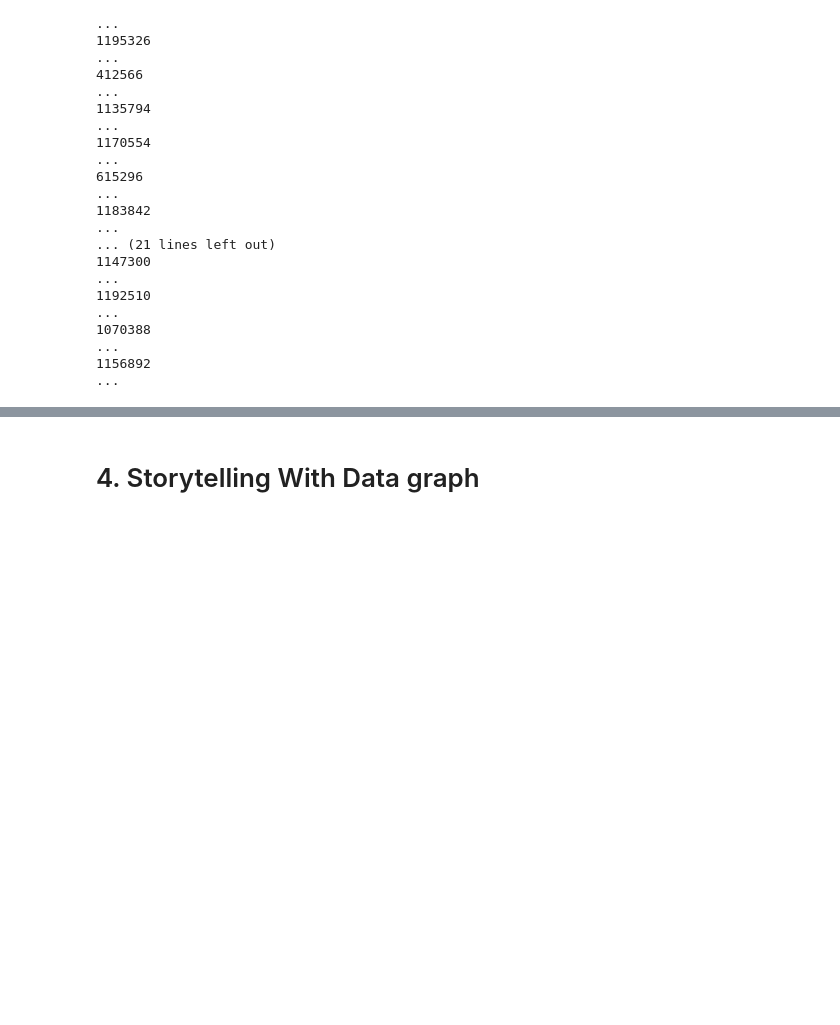
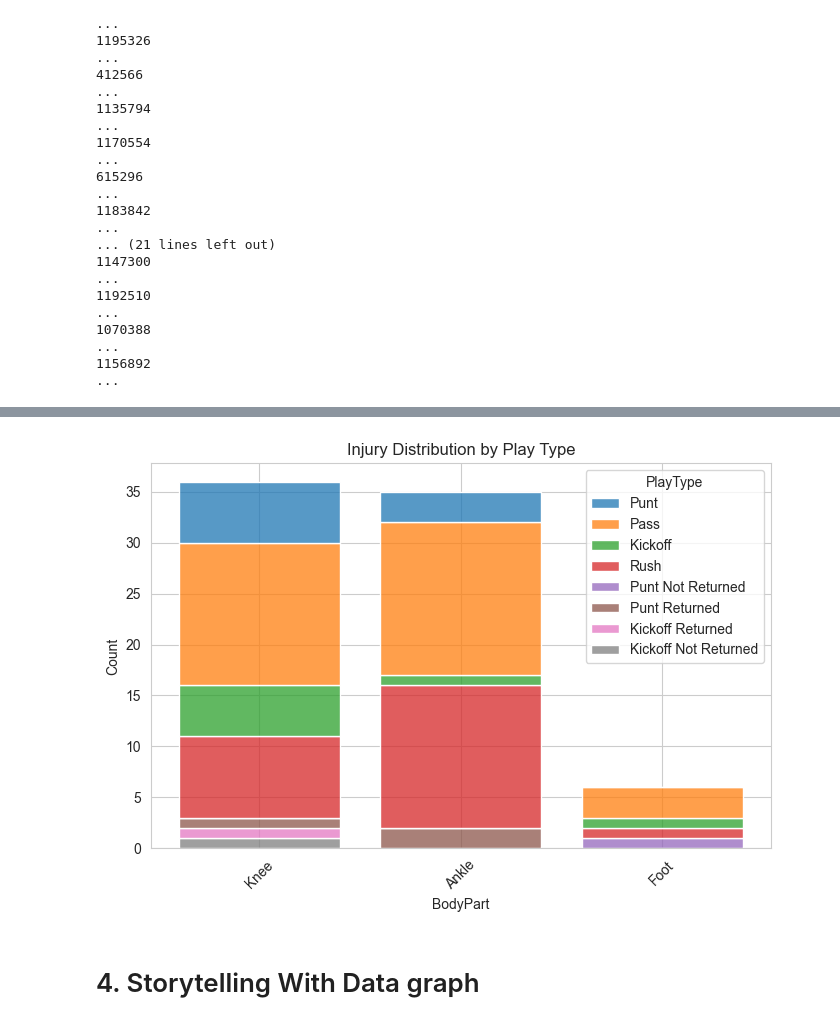
Before and after one commit to cwmckee91/dx699, a Jupyter notebook: 2025-spring-B2/ModB2-Week4-McKee-Chris.ipynb, the cells around one changed output, grey strips where cells are left out. Saved outputs shown, nothing was run; the diff lists cells and outputs as text; code cells hidden in the pictures; blank space fills up the shorter version.

```diff
--- a/2025-spring-B2/ModB2-Week4-McKee-Chris.ipynb
+++ b/2025-spring-B2/ModB2-Week4-McKee-Chris.ipynb
@@ -857,3 +958,12 @@ MCL: 9
+# %%
+if 'PlayType' in df_merged.columns and 'BodyPart' in df_merged.columns:
+    plt.figure(figsize=(8, 5))
+    sns.histplot(data=df_merged, x='BodyPart', hue='PlayType', multiple="stack", shrink=0.8)
+    plt.title("Injury Distribution by Play Type")
+    plt.xticks(rotation=45)
+    plt.show()
+# %% [output]
+[figure, added]
 # %% [markdown]
 # 4. Storytelling With Data graph
 # %% [markdown]
```
Also changed, not shown: parts of 17 cells of this notebook.
